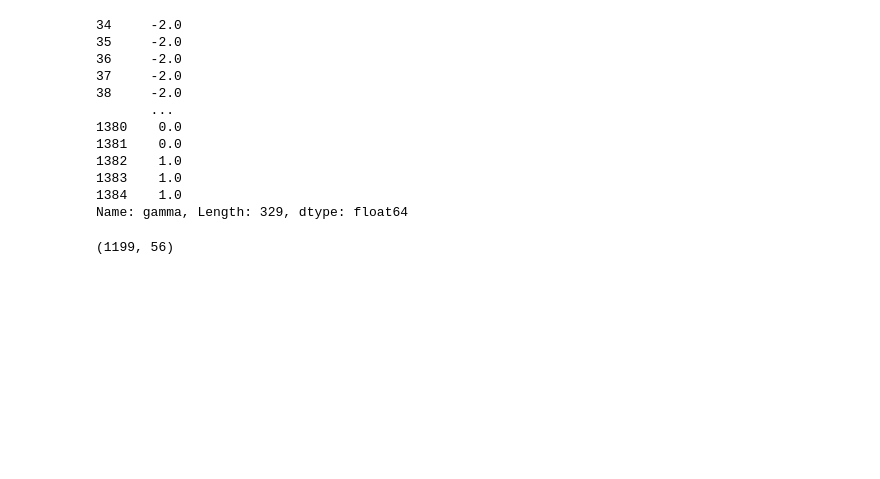
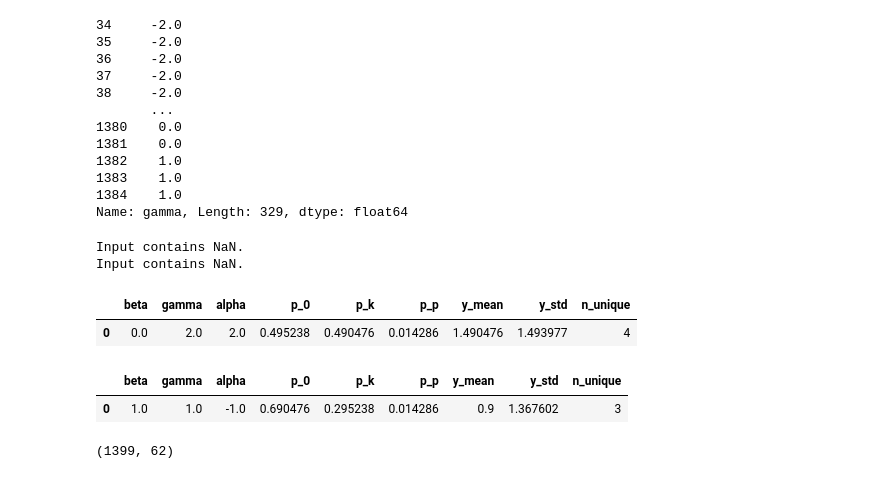
Before and after one commit to JPasindu/ResearchProjectMain, a Jupyter notebook: Final Simulation/simulation_02.ipynb, the cells around one changed output. Drawn from its saved outputs; the diff is of its cells as text; code cells hidden in the pictures; blank space fills up the shorter version.

```diff
--- a/Final Simulation/simulation_02.ipynb
+++ b/Final Simulation/simulation_02.ipynb
@@ -685,6 +687,9 @@ results_r2_minus=pd.read_csv('results_r2_minus.csv')
 problmatic_para=pd.read_csv('problmatic_para.csv')
 # %%
 # sim test 2
+
+warnings.filterwarnings('ignore', module='statsmodels')
+
 class ModelEvaluator:
     """Class to evaluate and compare different count data models."""
 
@@ -828,8 +833,20 @@ def fit_models(X_train, X_test, y_train, y_test, k):
 
     return results
 
+def check_for_nan(X_train, X_test, y_train, y_test):
+    """Check for NaN values in data."""
+    checks = {
+        'X_train_nan': np.any(np.isnan(X_train.values)),
+        'X_test_nan': np.any(np.isnan(X_test.values)),
+        'y_train_nan': np.any(np.isnan(y_train.values)),
+        'y_test_nan': np.any(np.isnan(y_test.values)),
+        'X_train_inf': np.any(np.isinf(X_train.values)),
+        'y_train_inf': np.any(np.isinf(y_train.values))
+    }
+    return checks
 
 def main():
+
     k = 3
     n = 300
     test_size=0.3
@@ -844,7 +861,7 @@ def main():
     problmatic_para = []
     err=[]
     random.seed(42)
-    for replication in range(0, 1):
+    for replication in range(0, 20):
         for beta in np.linspace(-2, 2, 5):
             for gamma in np.linspace(-2, 2, 5):
                 for alpha in np.linspace(-2, 2, 5):
@@ -852,8 +869,6 @@ def main():
 
                     """Generate and prepare the dataset for modeling."""
                     # Generate data - using the parameters from the loops
-                    valid = False
-
                     df = generate_hnb(
                             n=n, k=k, beta0=beta, beta1=1, gamma0=gamma, gamma1=0.3,
                             alpha0=alpha, alpha1=1, r=10, cov_type="nbinary"
@@ -875,9 +890,15 @@ def main():
                     p_0 = (y_train == 0).mean()
                     p_k = (y_train == k).mean()
                     p_p = max(1 - p_0 - p_k, 0)
-                    valid = min(p_0, p_k, p_p) >= 3/(n*(1-test_size))
 
-                    if not valid:
+                    checks = check_for_nan(X_train, X_test, y_train, y_test)
+                    if any(checks.values()):
+                        print(f"NaN/Inf found: {checks}")
+                        print(f"y_mean: {y_mean}, y_std: {y_std}")
+                        print(f"y_std^2 - y_mean: {y_std**2 - y_mean}")
+                        continue
+
+                    if not min(p_0, p_k, p_p) >= 3/(n*(1-test_size)):
                         problmatic_para.append({
                                 'beta': beta,
                                 'gamma': gamma,
@@ -899,7 +920,7 @@ def main():
 
                         # Estimate r for negative binomial
                         if y_std**2 > y_mean:
-                            r_hat = y_mean**2 / (y_std**2 - y_mean)
+                            r_hat = y_mean**2 / max(y_std**2 - y_mean, 1e-9)
                             p0_nb = nbinom.pmf(0, r_hat, r_hat/(r_hat + y_mean))
                             pk_nb = nbinom.pmf(k, r_hat, r_hat/(r_hat + y_mean))
                             zero_inflated = p_0 > p0_nb
@@ -924,6 +945,7 @@ def main():
                                             'k_inflated': k_inflated,
                                     } | model_results)
                             except Exception as e:
+                                print(e)
                                 err.append({
                                     'beta': beta,
                                     'gamma': gamma,
@@ -957,10 +979,25 @@ def main():
 
 if __name__ == "__main__":
     results_H, results_r2_minus_H, problmatic_para_H, err= main()
+
+    # Input contains NaN.
+# %% [output]
+Input contains NaN.
+Input contains NaN.
+# %%
+err
+# %% [output]
+|  | beta | gamma | alpha | p_0 | p_k | p_p | y_mean | y_std | n_unique |
+| 0 | 0.0 | 2.0 | 2.0 | 0.495238 | 0.490476 | 0.014286 | 1.490476 | 1.493977 | 4 |
+# %%
+err
+# %% [output]
+|  | beta | gamma | alpha | p_0 | p_k | p_p | y_mean | y_std | n_unique |
+| 0 | 1.0 | 1.0 | -1.0 | 0.690476 | 0.295238 | 0.014286 | 0.9 | 1.367602 | 3 |
 # %%
-results.shape
+results_H.shape
 # %% [output]
-(1199, 56)
+(1399, 62)
 # %%
 results_r2_minus.shape
 # %% [output]
```
Also changed, not shown: parts of 3 cells of this notebook, 2 other files.
